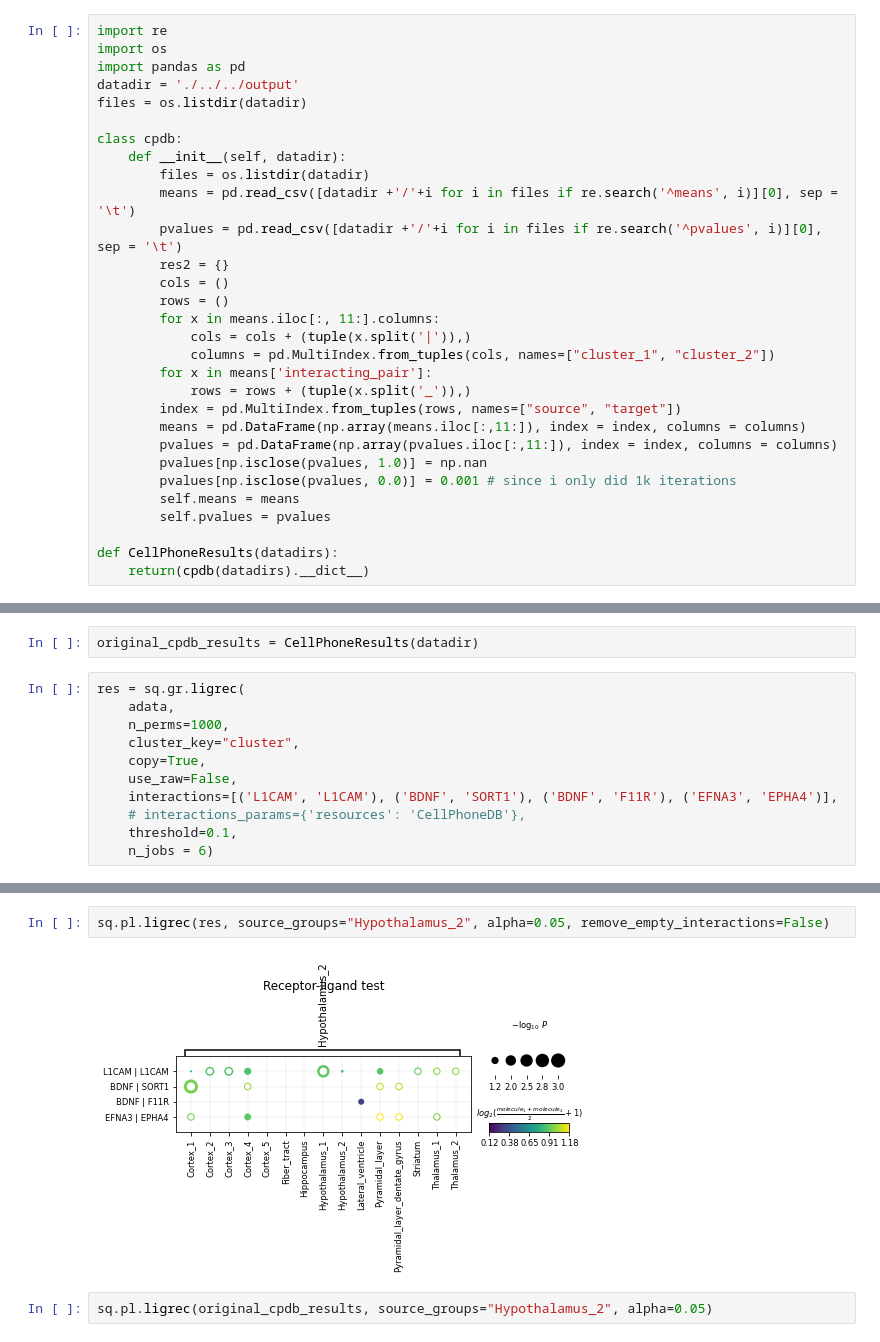
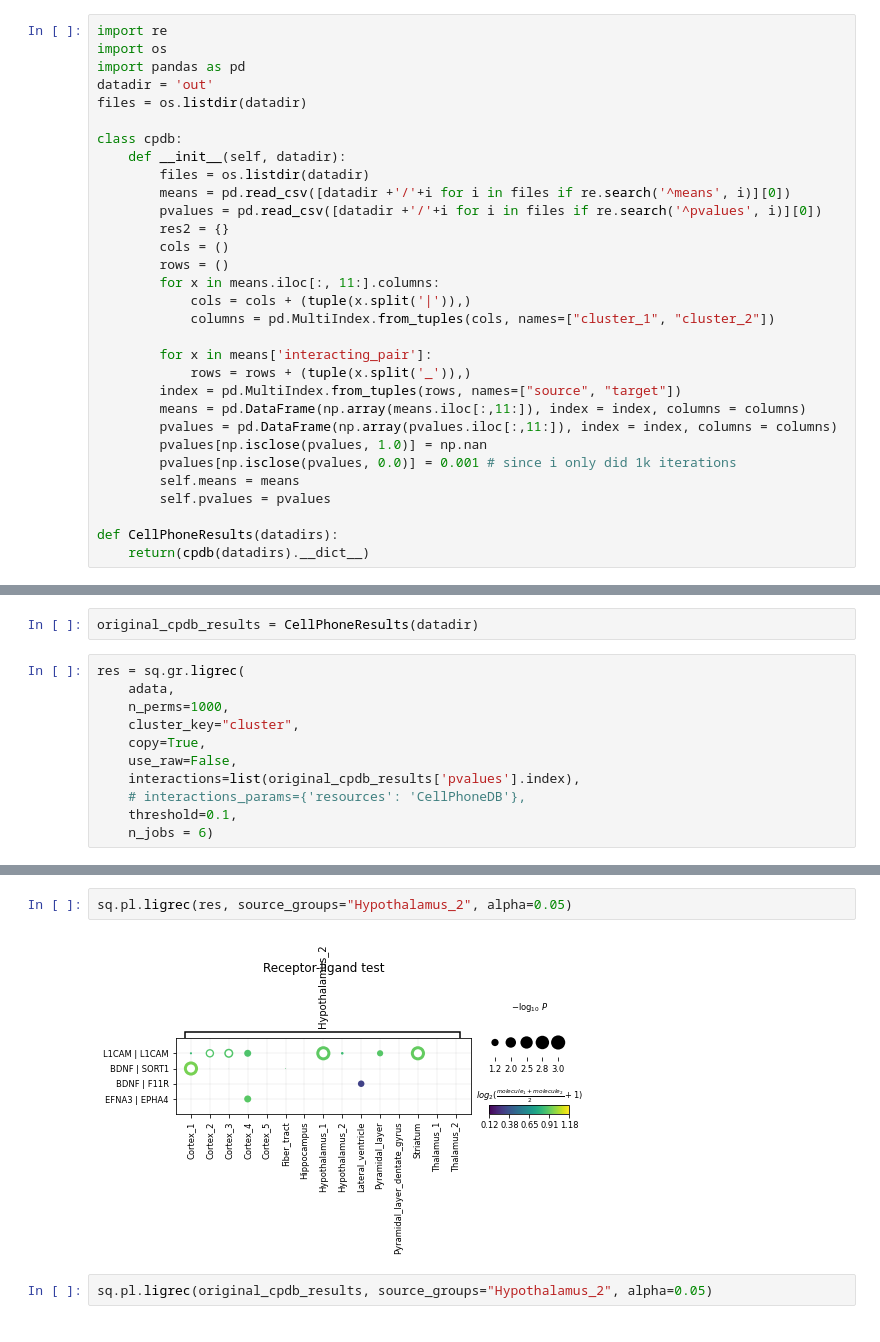
Before and after one commit to theislab/squidpy_reproducibility, a Jupyter notebook: notebooks/reproducibility/cellphonedb.ipynb, the cells around one changed output, grey strips where cells are left out. Cells and saved outputs as stored; diff of their text form.

```diff
--- a/notebooks/reproducibility/cellphonedb.ipynb
+++ b/notebooks/reproducibility/cellphonedb.ipynb
@@ -61,20 +58,21 @@ Index(['Cortex_1', 'Cortex_2', 'Cortex_3', 'Cortex_4', 'Cortex_5',
 import re
 import os
 import pandas as pd
-datadir = './../../output'
+datadir = 'out'
 files = os.listdir(datadir)
 
 class cpdb:
     def __init__(self, datadir):
         files = os.listdir(datadir)
-        means = pd.read_csv([datadir +'/'+i for i in files if re.search('^means', i)][0], sep = '\t')
-        pvalues = pd.read_csv([datadir +'/'+i for i in files if re.search('^pvalues', i)][0], sep = '\t')
+        means = pd.read_csv([datadir +'/'+i for i in files if re.search('^means', i)][0])
+        pvalues = pd.read_csv([datadir +'/'+i for i in files if re.search('^pvalues', i)][0])
         res2 = {}
         cols = ()
         rows = ()
         for x in means.iloc[:, 11:].columns:
             cols = cols + (tuple(x.split('|')),)
             columns = pd.MultiIndex.from_tuples(cols, names=["cluster_1", "cluster_2"])
+
         for x in means['interacting_pair']:
             rows = rows + (tuple(x.split('_')),)
         index = pd.MultiIndex.from_tuples(rows, names=["source", "target"])
@@ -98,7 +94,7 @@ res = sq.gr.ligrec(
     cluster_key="cluster",
     copy=True,
     use_raw=False,
-    interactions=[('L1CAM', 'L1CAM'), ('BDNF', 'SORT1'), ('BDNF', 'F11R'), ('EFNA3', 'EPHA4')],
+    interactions=list(original_cpdb_results['pvalues'].index),
     # interactions_params={'resources': 'CellPhoneDB'},
     threshold=0.1,
     n_jobs = 6)
@@ -105,7 +173,7 @@ res = sq.gr.ligrec(
 # %%
-sq.pl.ligrec(res, source_groups="Hypothalamus_2", alpha=0.05, remove_empty_interactions=False)
+sq.pl.ligrec(res, source_groups="Hypothalamus_2", alpha=0.05)
 # %% [output]
-[figure, old version]
+[figure, new version]
 # %%
 sq.pl.ligrec(original_cpdb_results, source_groups="Hypothalamus_2", alpha=0.05)
 # %% [output]
```
Also changed, not shown: parts of 13 cells of this notebook.
